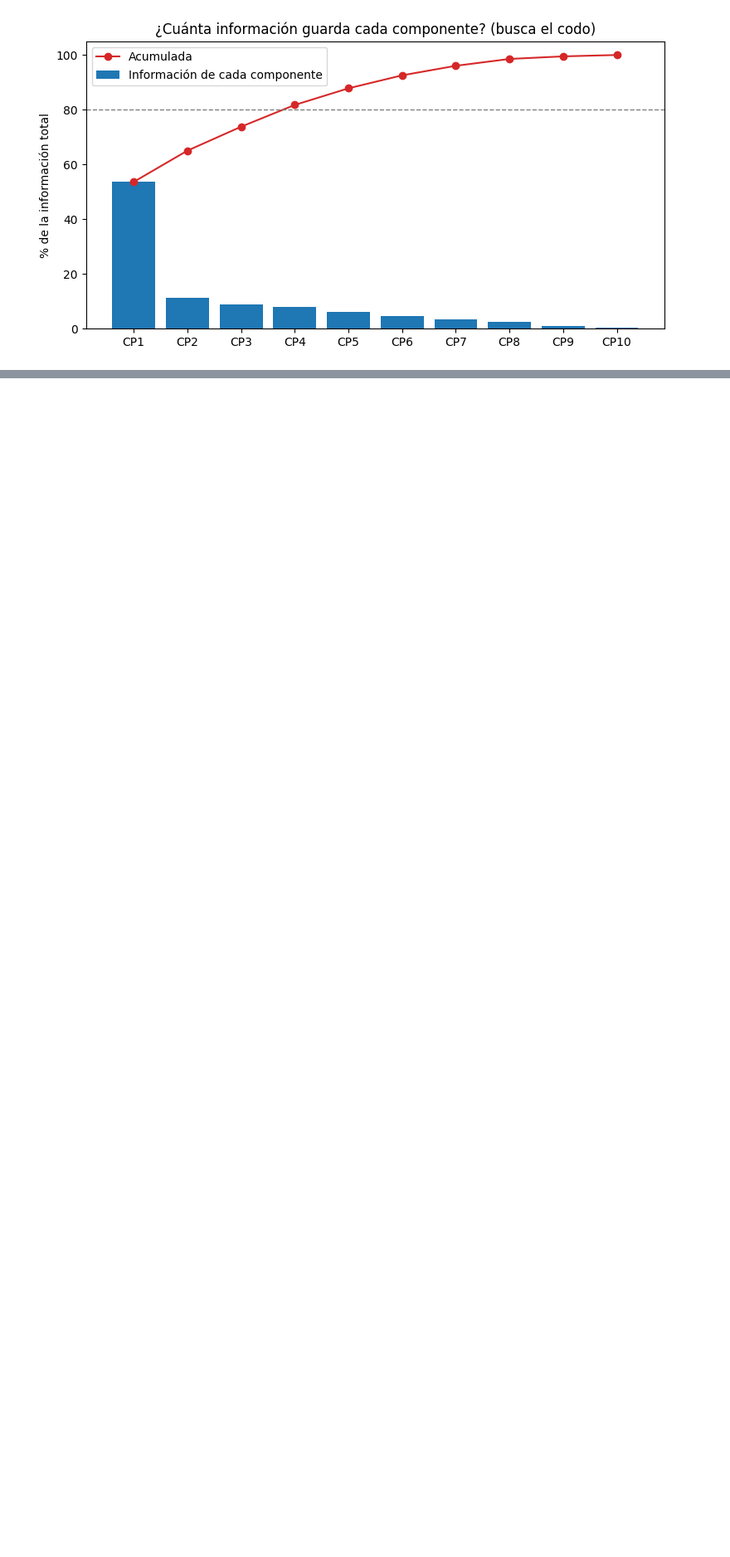
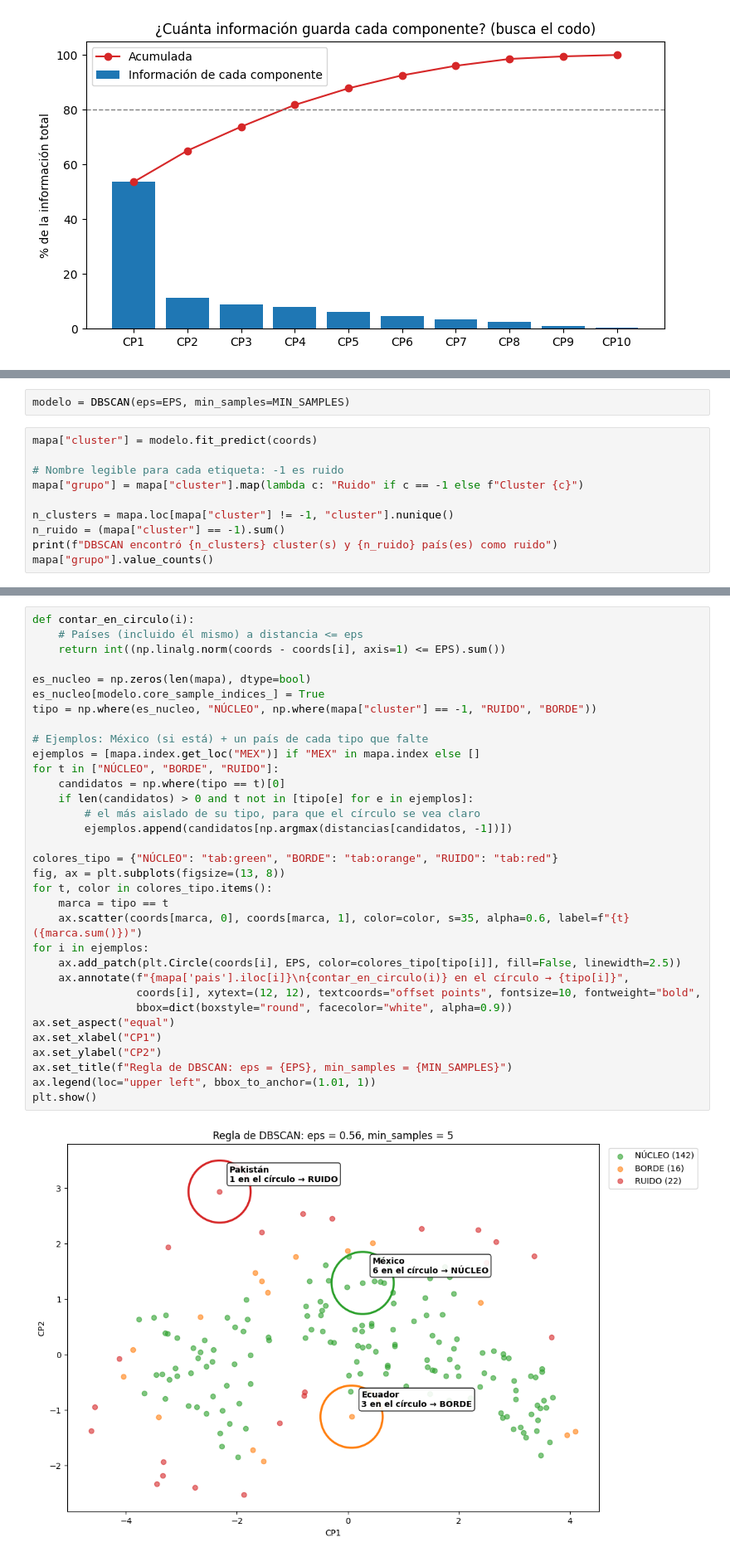
Before and after one commit to chelseame/IA_practicas, a Jupyter notebook: Parcial 3/Aprendizaje_No_Supervisadp.ipynb, the cells around one changed output, grey strips where cells are left out. Shown at 83% size. Drawn from its saved outputs; the diff is of its cells as text; blank space fills up the shorter version.

```diff
--- a/Parcial 3/Aprendizaje_No_Supervisadp.ipynb
+++ b/Parcial 3/Aprendizaje_No_Supervisadp.ipynb
@@ -376,0 +480,12 @@ plt.show()
+# %%
+modelo = DBSCAN(eps=EPS, min_samples=MIN_SAMPLES)
+# %%
+mapa["cluster"] = modelo.fit_predict(coords)
+
+# Nombre legible para cada etiqueta: -1 es ruido
+mapa["grupo"] = mapa["cluster"].map(lambda c: "Ruido" if c == -1 else f"Cluster {c}")
+
+n_clusters = mapa.loc[mapa["cluster"] != -1, "cluster"].nunique()
+n_ruido = (mapa["cluster"] == -1).sum()
+print(f"DBSCAN encontró {n_clusters} cluster(s) y {n_ruido} país(es) como ruido")
+mapa["grupo"].value_counts()
@@ -376,0 +499,35 @@ plt.show()
+# %%
+def contar_en_circulo(i):
+    # Países (incluido él mismo) a distancia <= eps
+    return int((np.linalg.norm(coords - coords[i], axis=1) <= EPS).sum())
+
+es_nucleo = np.zeros(len(mapa), dtype=bool)
+es_nucleo[modelo.core_sample_indices_] = True
+tipo = np.where(es_nucleo, "NÚCLEO", np.where(mapa["cluster"] == -1, "RUIDO", "BORDE"))
+
+# Ejemplos: México (si está) + un país de cada tipo que falte
+ejemplos = [mapa.index.get_loc("MEX")] if "MEX" in mapa.index else []
+for t in ["NÚCLEO", "BORDE", "RUIDO"]:
+    candidatos = np.where(tipo == t)[0]
+    if len(candidatos) > 0 and t not in [tipo[e] for e in ejemplos]:
+        # el más aislado de su tipo, para que el círculo se vea claro
+        ejemplos.append(candidatos[np.argmax(distancias[candidatos, -1])])
+
+colores_tipo = {"NÚCLEO": "tab:green", "BORDE": "tab:orange", "RUIDO": "tab:red"}
+fig, ax = plt.subplots(figsize=(13, 8))
+for t, color in colores_tipo.items():
+    marca = tipo == t
+    ax.scatter(coords[marca, 0], coords[marca, 1], color=color, s=35, alpha=0.6, label=f"{t} ({marca.sum()})")
+for i in ejemplos:
+    ax.add_patch(plt.Circle(coords[i], EPS, color=colores_tipo[tipo[i]], fill=False, linewidth=2.5))
+    ax.annotate(f"{mapa['pais'].iloc[i]}\n{contar_en_circulo(i)} en el círculo → {tipo[i]}",
+                coords[i], xytext=(12, 12), textcoords="offset points", fontsize=10, fontweight="bold",
+                bbox=dict(boxstyle="round", facecolor="white", alpha=0.9))
+ax.set_aspect("equal")
+ax.set_xlabel("CP1")
+ax.set_ylabel("CP2")
+ax.set_title(f"Regla de DBSCAN: eps = {EPS}, min_samples = {MIN_SAMPLES}")
+ax.legend(loc="upper left", bbox_to_anchor=(1.01, 1))
+plt.show()
+# %% [output]
+[figure, added]
```
Also changed, not shown: parts of 15 cells of this notebook.
